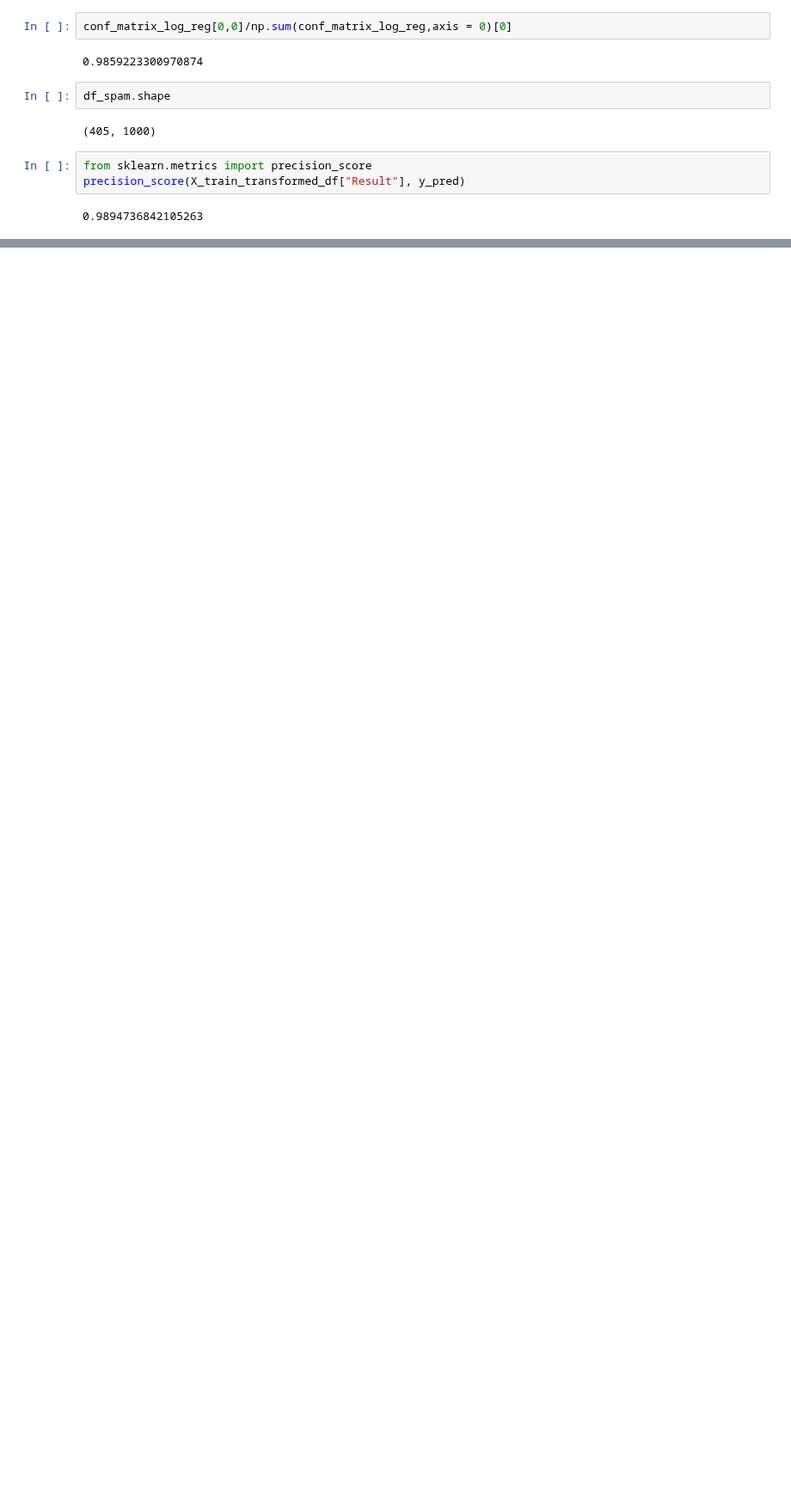
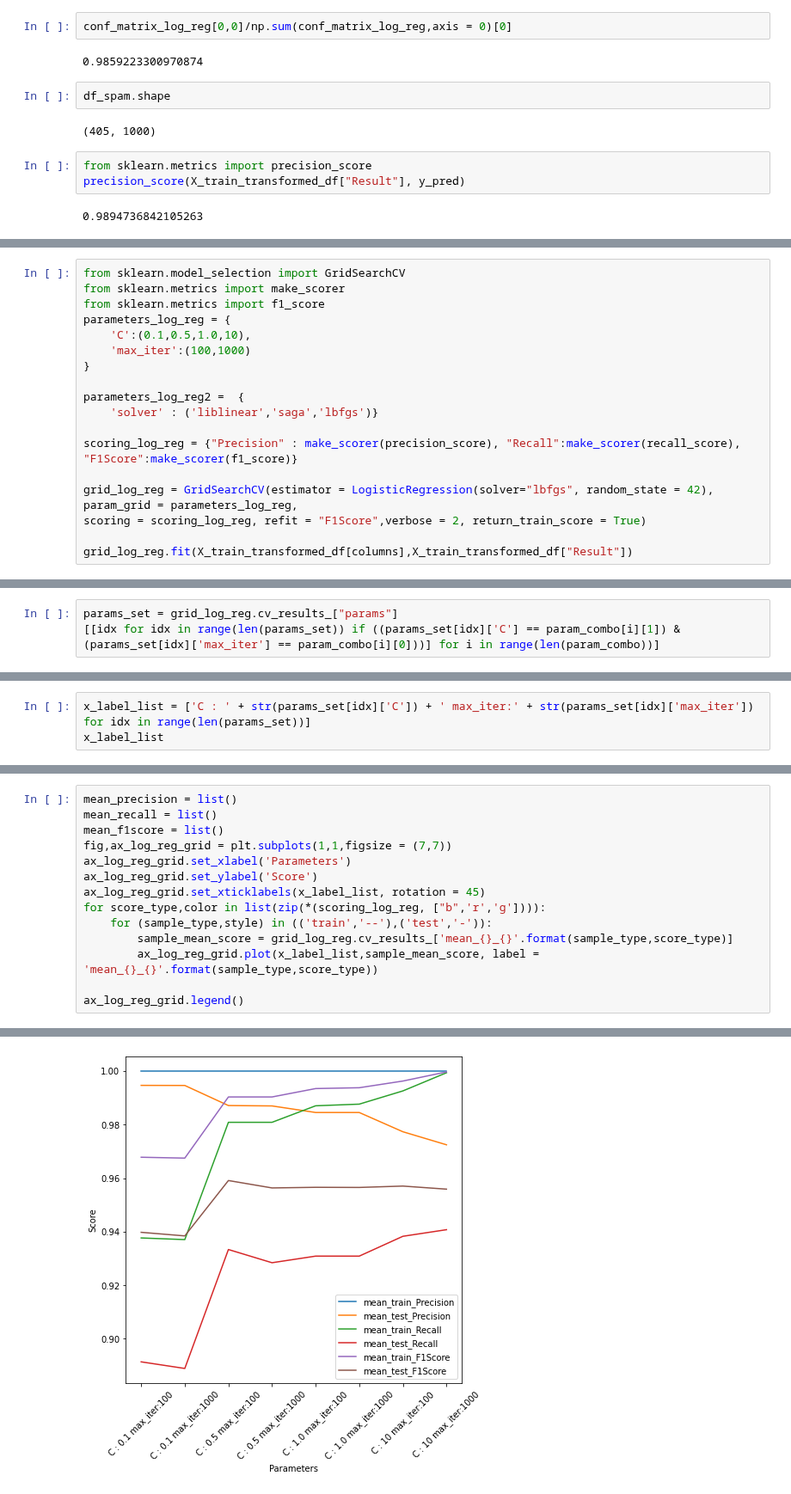
Before and after one commit to Pasindu19970808/Hands-on-Machine-Learning-Textbook-Exercises, a Jupyter notebook: DeepLearning_1/SpamClassifier/EmailSpamClassifier.ipynb, the cells around one changed output, grey strips where cells are left out. Shown at 86% size. Cells and saved outputs as stored; diff of their text form; blank space fills up the shorter version.

```diff
--- a/DeepLearning_1/SpamClassifier/EmailSpamClassifier.ipynb
+++ b/DeepLearning_1/SpamClassifier/EmailSpamClassifier.ipynb
@@ -646,0 +762,18 @@ precision_score(X_train_transformed_df["Result"], y_pred)
+# %%
+from sklearn.model_selection import GridSearchCV
+from sklearn.metrics import make_scorer
+from sklearn.metrics import f1_score
+parameters_log_reg = {
+    'C':(0.1,0.5,1.0,10),
+    'max_iter':(100,1000)
+}
+
+parameters_log_reg2 =  {
+    'solver' : ('liblinear','saga','lbfgs')}
+
+scoring_log_reg = {"Precision" : make_scorer(precision_score), "Recall":make_scorer(recall_score), "F1Score":make_scorer(f1_score)}
+
+grid_log_reg = GridSearchCV(estimator = LogisticRegression(solver="lbfgs", random_state = 42), param_grid = parameters_log_reg,
+scoring = scoring_log_reg, refit = "F1Score",verbose = 2, return_train_score = True)
+
+grid_log_reg.fit(X_train_transformed_df[columns],X_train_transformed_df["Result"])
@@ -646,0 +836,3 @@ precision_score(X_train_transformed_df["Result"], y_pred)
+# %%
+params_set = grid_log_reg.cv_results_["params"]
+[[idx for idx in range(len(params_set)) if ((params_set[idx]['C'] == param_combo[i][1]) & (params_set[idx]['max_iter'] == param_combo[i][0]))] for i in range(len(param_combo))]
@@ -646,0 +860,3 @@ precision_score(X_train_transformed_df["Result"], y_pred)
+# %%
+x_label_list = ['C : ' + str(params_set[idx]['C']) + ' max_iter:' + str(params_set[idx]['max_iter']) for idx in range(len(params_set))]
+x_label_list
@@ -646,0 +872,15 @@ precision_score(X_train_transformed_df["Result"], y_pred)
+# %%
+mean_precision = list()
+mean_recall = list()
+mean_f1score = list()
+fig,ax_log_reg_grid = plt.subplots(1,1,figsize = (7,7))
+ax_log_reg_grid.set_xlabel('Parameters')
+ax_log_reg_grid.set_ylabel('Score')
+ax_log_reg_grid.set_xticklabels(x_label_list, rotation = 45)
+for score_type,color in list(zip(*(scoring_log_reg, ["b",'r','g']))):
+    for (sample_type,style) in (('train','--'),('test','-')):
+        sample_mean_score = grid_log_reg.cv_results_['mean_{}_{}'.format(sample_type,score_type)]
+        ax_log_reg_grid.plot(x_label_list,sample_mean_score, label = 'mean_{}_{}'.format(sample_type,score_type))
+
+ax_log_reg_grid.legend()
+# %% [output]
@@ -646,0 +888 @@ precision_score(X_train_transformed_df["Result"], y_pred)
+[figure, added]
```
Also changed, not shown: parts of 42 cells of this notebook.
